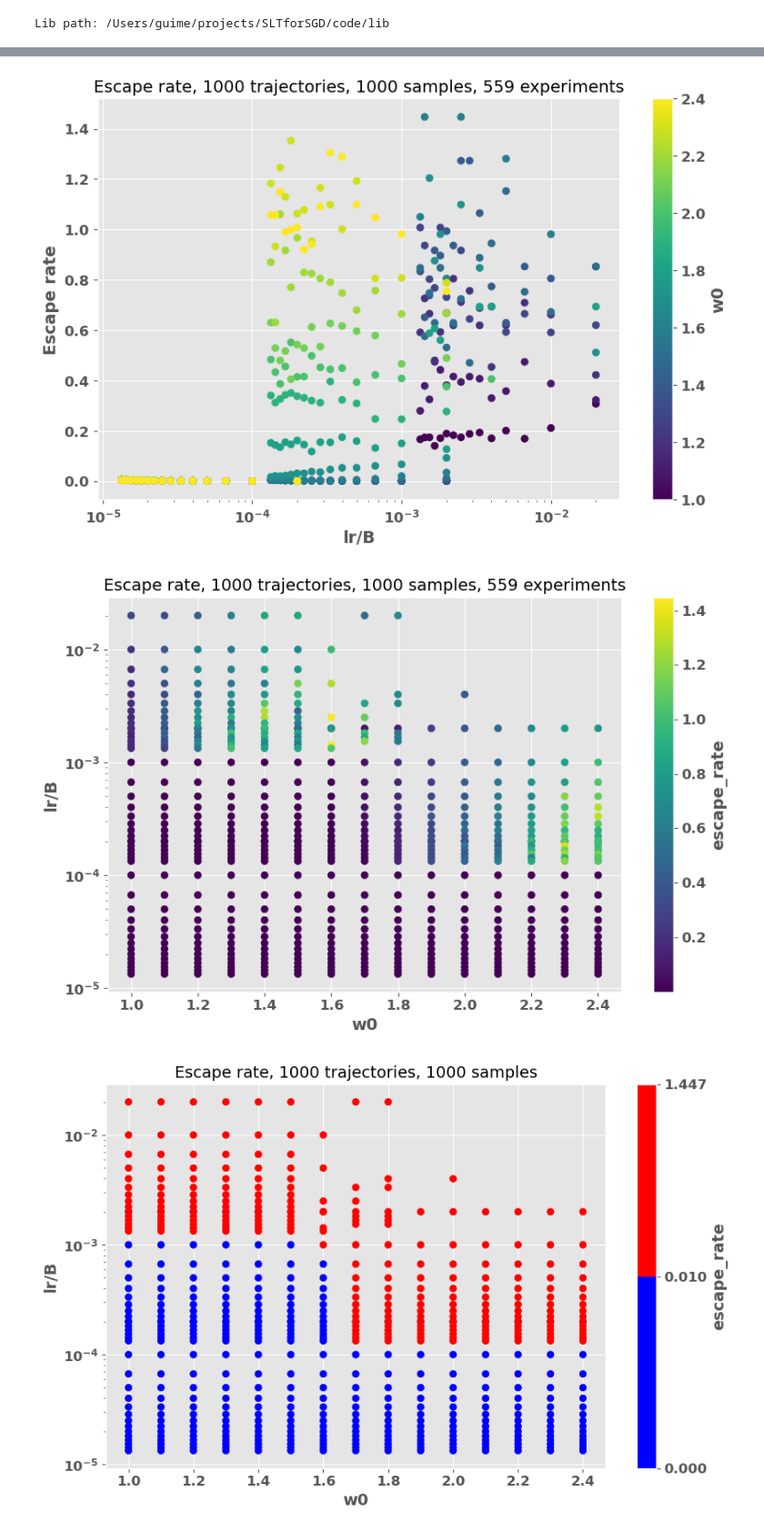
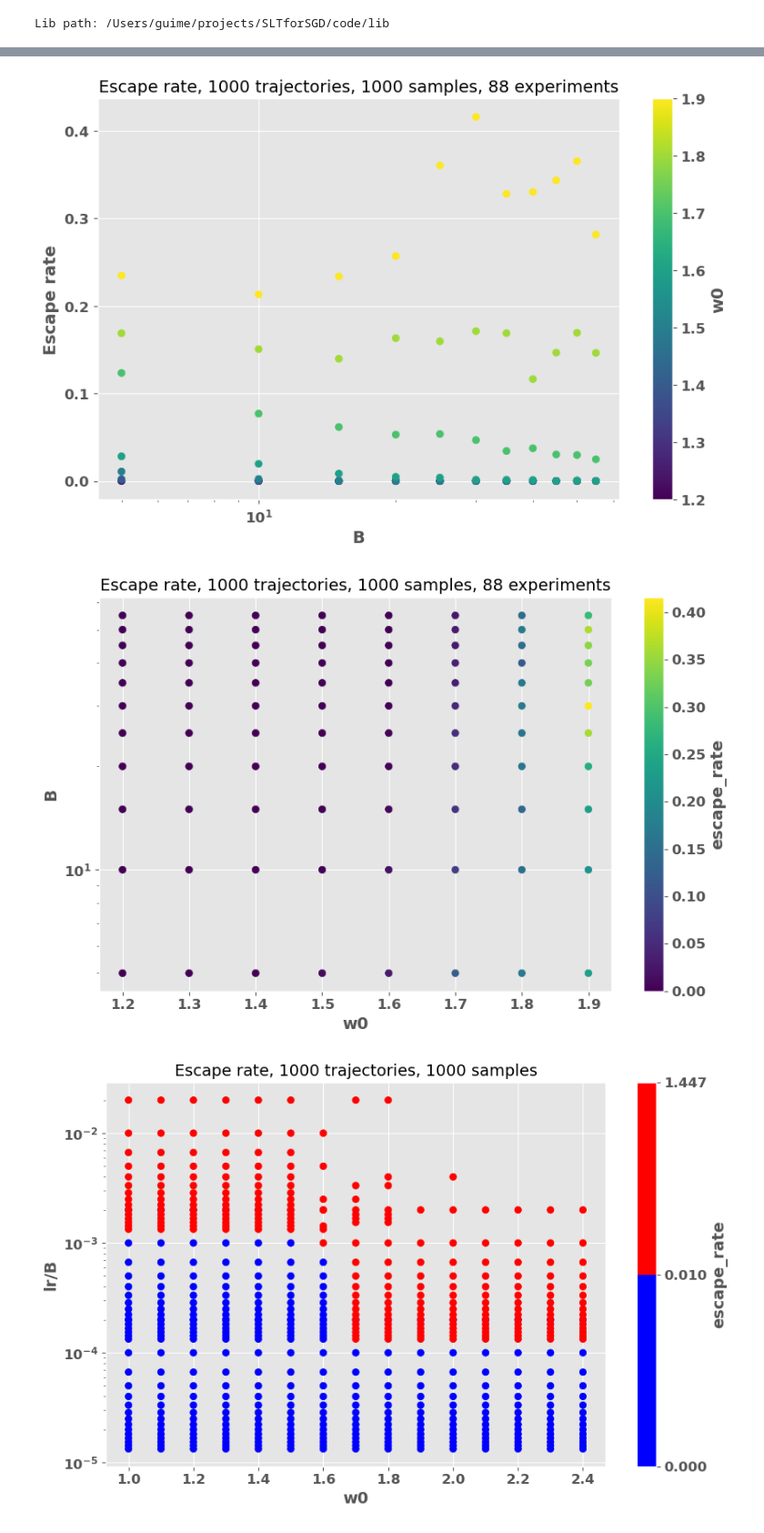
Before and after one commit to gcorlouer/SLTforSGD, a Jupyter notebook: notebooks/phase_diagram.ipynb, the cells around one changed output, grey strips where cells are left out. Shown at 91% size. Drawn from its saved outputs; the diff is of its cells as text; code cells hidden in the pictures.

Commit message:
phase diagram

```diff
--- a/notebooks/phase_diagram.ipynb
+++ b/notebooks/phase_diagram.ipynb
@@ -45,8 +45,8 @@ params = {'backend': 'ps',
 plt.rcParams.update(params)
 # %%
 # Initialise
-nSGD = 10**3
-nsamples = 10**3
+nSGD = 10**4
+nsamples = 10**4
 shuffle = True
 batch_size= 20
 w0 = 1.8
@@ -135,39 +148,35 @@ plt.show()
 %matplotlib inline
 from scipy.interpolate import griddata
 import matplotlib
-cleaned_df = df.copy().dropna()
-cleaned_df["escape_rate"] = cleaned_df["escape_rate"].abs()
-tmax = len(cleaned_df)
-
 # Create the scatter plot
-plt.scatter(cleaned_df['lr/B'], cleaned_df['escape_rate'], c=cleaned_df['w0'], cmap='viridis')
+plt.scatter(cleaned_df['B'], cleaned_df['escape_rate'], c=cleaned_df['w0'], cmap='viridis')
 
 # Adding a colorbar to show the values of escape_rate
 plt.colorbar(label='w0')
 
 # Adding labels and title
-plt.xlabel('lr/B')
+plt.xlabel('B')
 plt.ylabel('Escape rate')
 plt.xscale('log')
 plt.title(f'Escape rate, {nSGD} trajectories, {nsamples} samples, {nexp} experiments')
 plt.show()
 # %% [output]
-[figure, old version]
+[figure, new version]
 # %%
 # Create the scatter plot
-plt.scatter(cleaned_df['w0'], cleaned_df['lr/B'], c=cleaned_df['escape_rate'], cmap='viridis')
+plt.scatter(cleaned_df['w0'], cleaned_df['B'], c=cleaned_df['escape_rate'], cmap='viridis')
 
 # Adding a colorbar to show the values of escape_rate
 plt.colorbar(label='escape_rate')
 
 # Adding labels and title
 plt.xlabel('w0')
-plt.ylabel('lr/B')
+plt.ylabel('B')
 plt.yscale('log')
 plt.title(f'Escape rate, {nSGD} trajectories, {nsamples} samples, {nexp} experiments')
 plt.show()
 # %% [output]
-[figure, old version]
+[figure, new version]
 # %%
 import matplotlib.colors as mcolors
 
```
Also changed, not shown: parts of 7 cells of this notebook, 3 other files.
